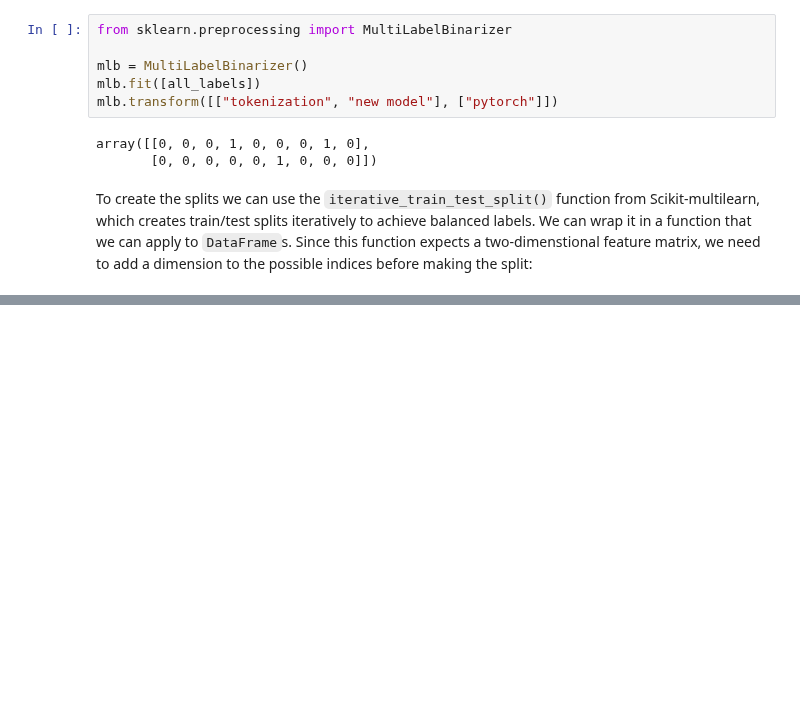
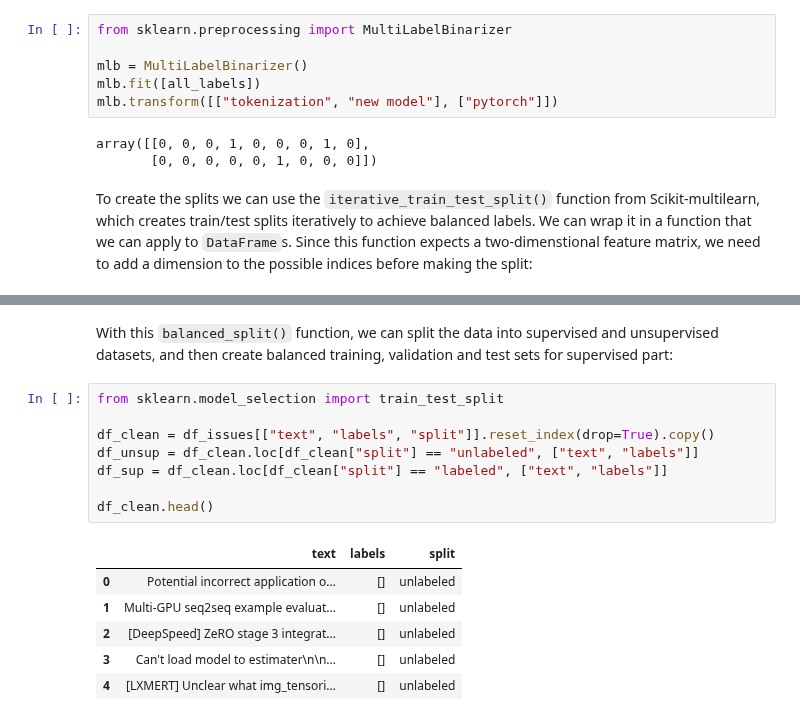
Before and after one commit to JpChii/nlp-with-hugging-face, a Jupyter notebook: notebooks/9-dealing-with-few-to-no-labels.ipynb, the cells around one changed output, grey strips where cells are left out. Drawn from its saved outputs; the diff is of its cells as text; blank space fills up the shorter version.

```diff
--- a/notebooks/9-dealing-with-few-to-no-labels.ipynb
+++ b/notebooks/9-dealing-with-few-to-no-labels.ipynb
@@ -400,0 +394,17 @@ array([[   0],
+# %% [markdown]
+With this `balanced_split()` function, we can split the data into supervised and unsupervised datasets, and then create balanced training, validation and test sets for supervised part:
+# %%
+from sklearn.model_selection import train_test_split
+
+df_clean = df_issues[["text", "labels", "split"]].reset_index(drop=True).copy()
+df_unsup = df_clean.loc[df_clean["split"] == "unlabeled", ["text", "labels"]]
+df_sup = df_clean.loc[df_clean["split"] == "labeled", ["text", "labels"]]
+
+df_clean.head()
+# %% [output]
+|  | text | labels | split |
+| 0 | Potential incorrect application o... | [] | unlabeled |
+| 1 | Multi-GPU seq2seq example evaluat... | [] | unlabeled |
+| 2 | [DeepSpeed] ZeRO stage 3 integrat... | [] | unlabeled |
+| 3 | Can't load model to estimater\n\n... | [] | unlabeled |
+| 4 | [LXMERT] Unclear what img_tensori... | [] | unlabeled |
```
Also changed, not shown: parts of 30 cells of this notebook, 1 other file.
